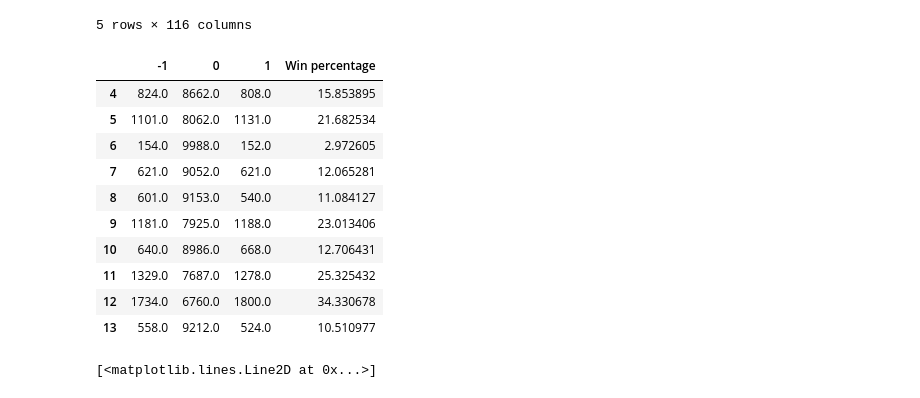
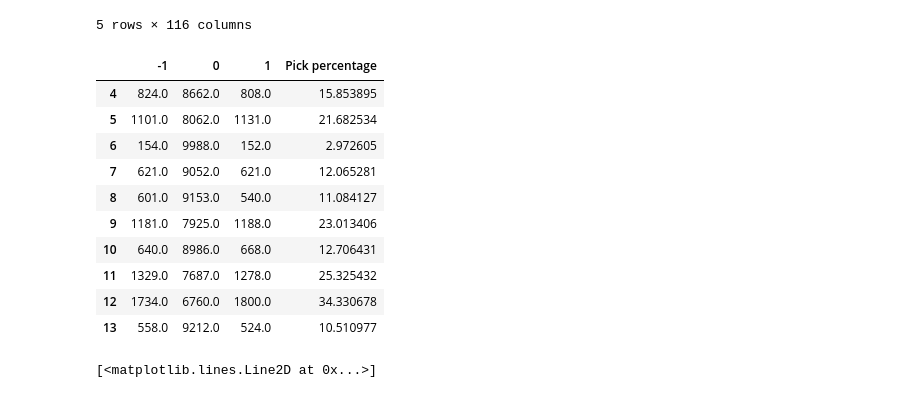
Before and after one commit to nikitagalayda/FDA-Homework, a Jupyter notebook: HW4/HW4.ipynb, the cells around one changed output. Saved outputs shown, nothing was run; the diff lists cells and outputs as text; code cells hidden in the pictures.

```diff
--- a/HW4/HW4.ipynb
+++ b/HW4/HW4.ipynb
@@ -61,18 +61,18 @@ test_data.head()
 # %%
 # Win ratios of every hero
 # How to calculate:
 # Count how many times a hero was picked, and compare to total number of games (division).
 # The 'result' column doesn't matter since the calculation of hero win percentage does not concern
 # who won the game, and any hero can only be picked by 1 side every game.
 
 t_test_data = test_data.drop(columns=['result', 'game_mode', 'game_type'])
 t_test_data = t_test_data.apply(pd.value_counts)
 t_test_data = t_test_data.fillna(0)
 t_test_data = t_test_data.T
-t_test_data['Win percentage'] = (t_test_data[-1]+t_test_data[1])/(t_test_data[-1]+t_test_data[1]+t_test_data[0])*100
+t_test_data['Pick percentage'] = (t_test_data[-1]+t_test_data[1])/(t_test_data[-1]+t_test_data[1]+t_test_data[0])*100
 t_test_data.head(10)
 # %% [output]
-|  | -1 | 0 | 1 | Win percentage |
+|  | -1 | 0 | 1 | Pick percentage |
 | 4 | 824.0 | 8662.0 | 808.0 | 15.853895 |
 | 5 | 1101.0 | 8062.0 | 1131.0 | 21.682534 |
 | 6 | 154.0 | 9988.0 | 152.0 | 2.972605 |
```
Also changed, not shown: parts of 4 cells of this notebook, 1 other file.
